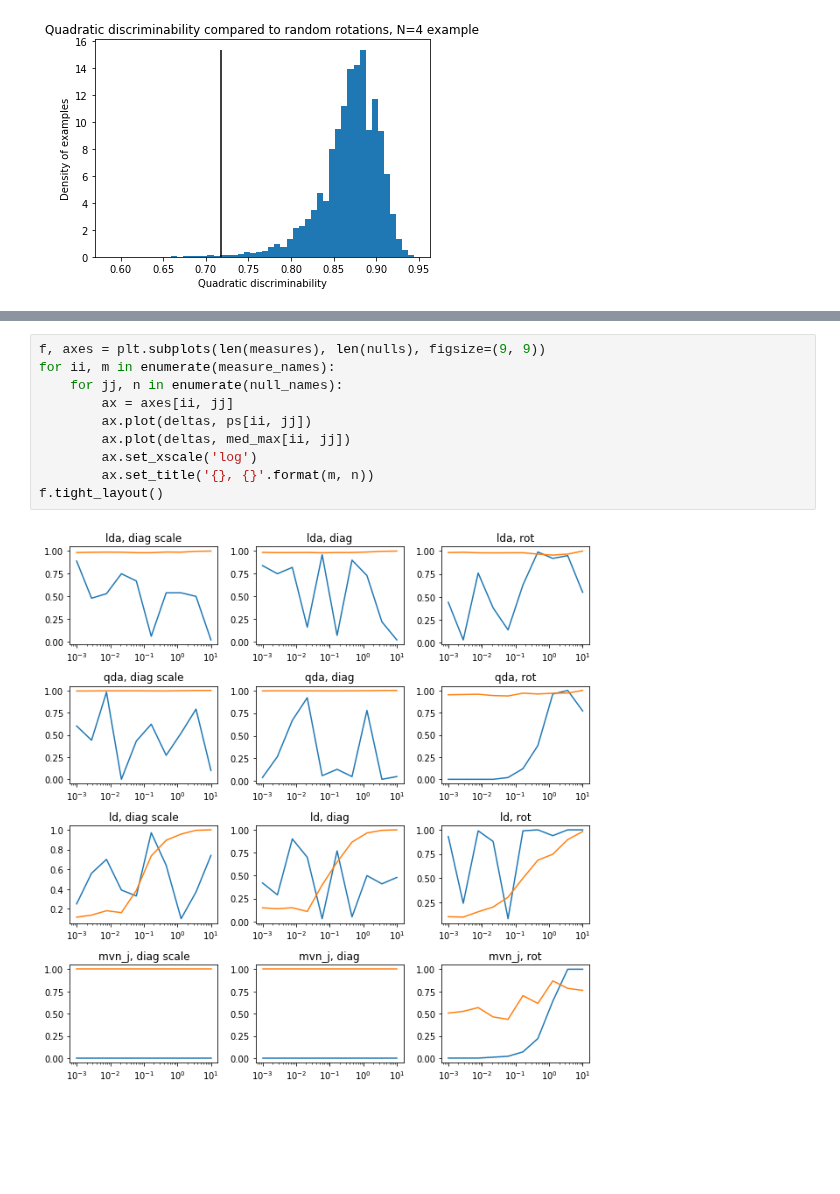
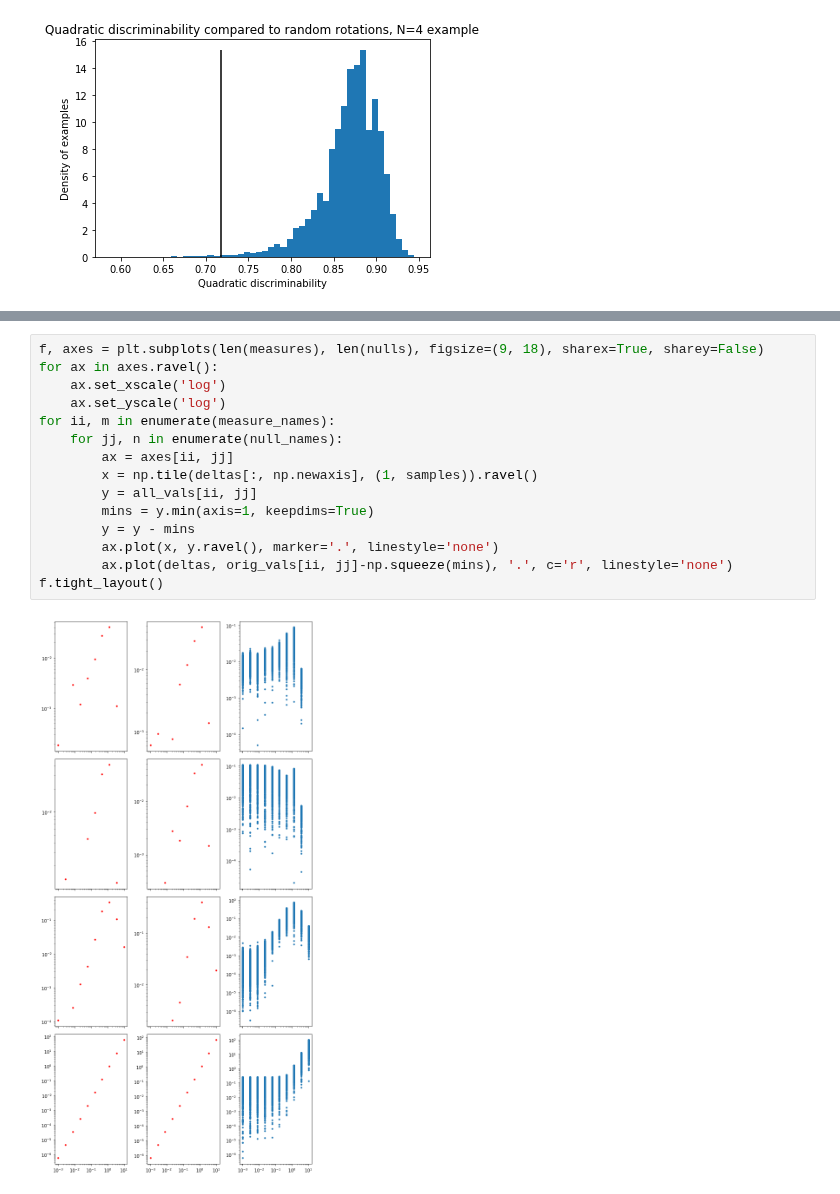
Before and after one commit to BouchardLab/noise_correlations, a Jupyter notebook: notebooks/null_models.ipynb, the cells around one changed output, grey strips where cells are left out. Cells and saved outputs as stored; diff of their text form; blank space fills up the shorter version.

```diff
--- a/notebooks/null_models.ipynb
+++ b/notebooks/null_models.ipynb
@@ -192,12 +205,17 @@ for ii, delta in enumerate(deltas):
 # %%
-f, axes = plt.subplots(len(measures), len(nulls), figsize=(9, 9))
+f, axes = plt.subplots(len(measures), len(nulls), figsize=(9, 18), sharex=True, sharey=False)
+for ax in axes.ravel():
+    ax.set_xscale('log')
+    ax.set_yscale('log')
 for ii, m in enumerate(measure_names):
     for jj, n in enumerate(null_names):
         ax = axes[ii, jj]
-        ax.plot(deltas, ps[ii, jj])
-        ax.plot(deltas, med_max[ii, jj])
-        ax.set_xscale('log')
-        ax.set_title('{}, {}'.format(m, n))
+        x = np.tile(deltas[:, np.newaxis], (1, samples)).ravel()
+        y = all_vals[ii, jj]
+        mins = y.min(axis=1, keepdims=True)
+        y = y - mins
+        ax.plot(x, y.ravel(), marker='.', linestyle='none')
+        ax.plot(deltas, orig_vals[ii, jj]-np.squeeze(mins), '.', c='r', linestyle='none')
 f.tight_layout()
 # %% [output]
-[figure, old version]
+[figure, new version]
```
Also changed, not shown: parts of 4 cells of this notebook, 1 other file.
